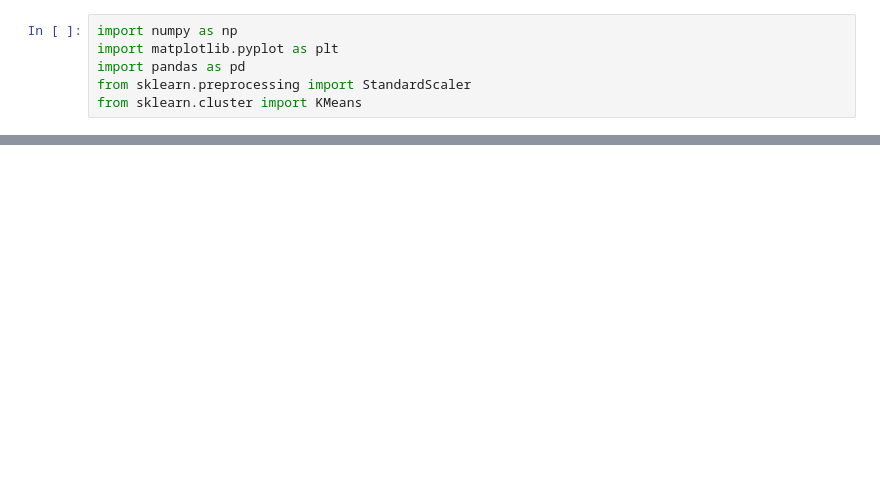
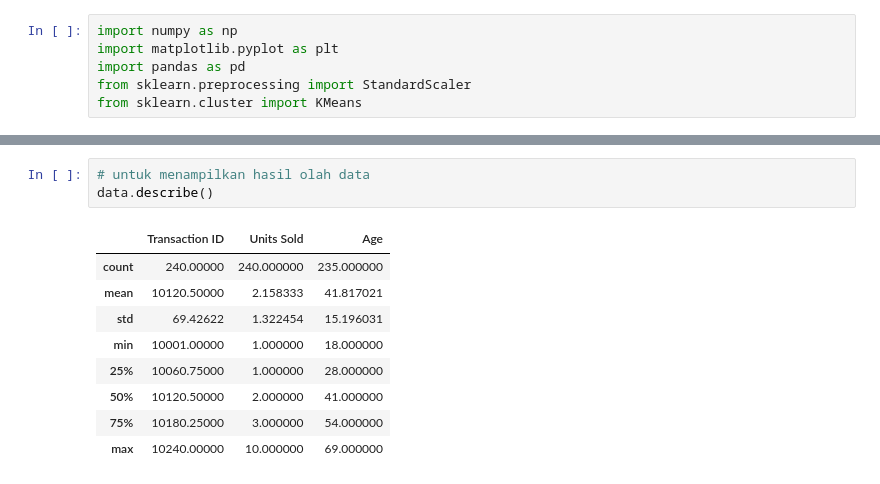
Before and after one commit to Adntha/UTS-SIE, a Jupyter notebook: Untitled1.ipynb, the cells around one changed output, grey strips where cells are left out. Saved outputs shown, nothing was run; the diff lists cells and outputs as text; blank space fills up the shorter version.

```diff
--- a/Untitled1.ipynb
+++ b/Untitled1.ipynb
@@ -16,0 +33,13 @@ HTTPError: HTTP Error 401: Unauthorized
+# %%
+# untuk menampilkan hasil olah data
+data.describe()
+# %% [output]
+|  | Transaction ID | Units Sold | Age |
+| count | 240.00000 | 240.000000 | 235.000000 |
+| mean | 10120.50000 | 2.158333 | 41.817021 |
+| std | 69.42622 | 1.322454 | 15.196031 |
+| min | 10001.00000 | 1.000000 | 18.000000 |
+| 25% | 10060.75000 | 1.000000 | 28.000000 |
+| 50% | 10120.50000 | 2.000000 | 41.000000 |
+| 75% | 10180.25000 | 3.000000 | 54.000000 |
+| max | 10240.00000 | 10.000000 | 69.000000 |
```
Also changed, not shown: parts of 17 cells of this notebook.
